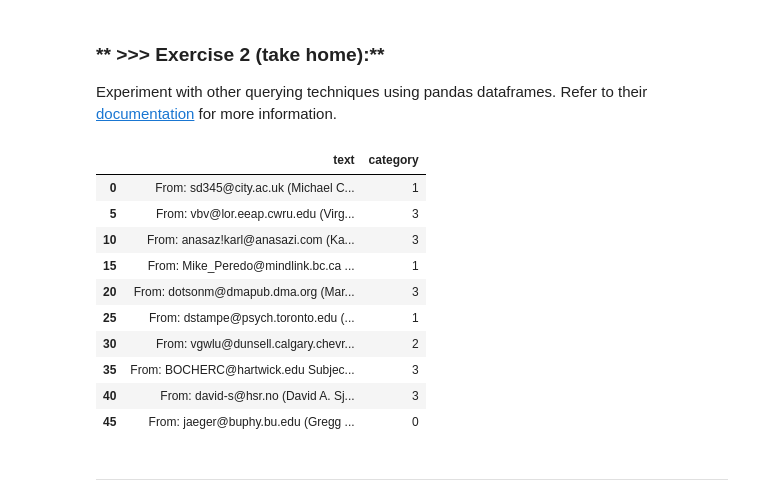
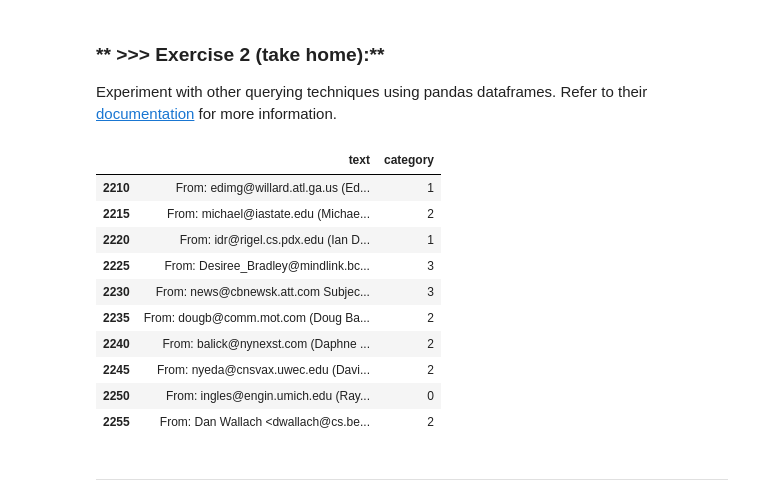
Before and after one commit to wudishidove/DM2020-Lab1-Master, a Jupyter notebook: DM2020-Lab1-Master.ipynb, the cells around one changed output. Saved outputs shown, nothing was run; the diff lists cells and outputs as text; code cells hidden in the pictures.

```diff
--- a/DM2020-Lab1-Master.ipynb
+++ b/DM2020-Lab1-Master.ipynb
@@ -373,19 +373,19 @@ X[::10][0:10]
 Experiment with other querying techniques using pandas dataframes. Refer to their [documentation](https://pandas.pydata.org/pandas-docs/stable/indexing.html) for more information.
 # %%
 #Answer here
-X.iloc[::5, 0:2][-10:10]
+X.iloc[::5, 0:2][-10:]
 # %% [output]
 |  | text | category |
-| 0 | From: sd345@city.ac.uk (Michael C... | 1 |
-| 5 | From: vbv@lor.eeap.cwru.edu (Virg... | 3 |
-| 10 | From: anasaz!karl@anasazi.com (Ka... | 3 |
-| 15 | From: Mike_Peredo@mindlink.bc.ca ... | 1 |
-| 20 | From: dotsonm@dmapub.dma.org (Mar... | 3 |
-| 25 | From: dstampe@psych.toronto.edu (... | 1 |
-| 30 | From: vgwlu@dunsell.calgary.chevr... | 2 |
-| 35 | From: BOCHERC@hartwick.edu Subjec... | 3 |
-| 40 | From: david-s@hsr.no (David A. Sj... | 3 |
-| 45 | From: jaeger@buphy.bu.edu (Gregg ... | 0 |
+| 2210 | From: edimg@willard.atl.ga.us (Ed... | 1 |
+| 2215 | From: michael@iastate.edu (Michae... | 2 |
+| 2220 | From: idr@rigel.cs.pdx.edu (Ian D... | 1 |
+| 2225 | From: Desiree_Bradley@mindlink.bc... | 3 |
+| 2230 | From: news@cbnewsk.att.com Subjec... | 3 |
+| 2235 | From: dougb@comm.mot.com (Doug Ba... | 2 |
+| 2240 | From: balick@nynexst.com (Daphne ... | 2 |
+| 2245 | From: nyeda@cnsvax.uwec.edu (Davi... | 2 |
+| 2250 | From: ingles@engin.umich.edu (Ray... | 0 |
+| 2255 | From: Dan Wallach <dwallach@cs.be... | 2 |
 # %% [markdown]
 ---
 # %% [markdown]
```
Also changed, not shown: parts of 6 cells of this notebook.
